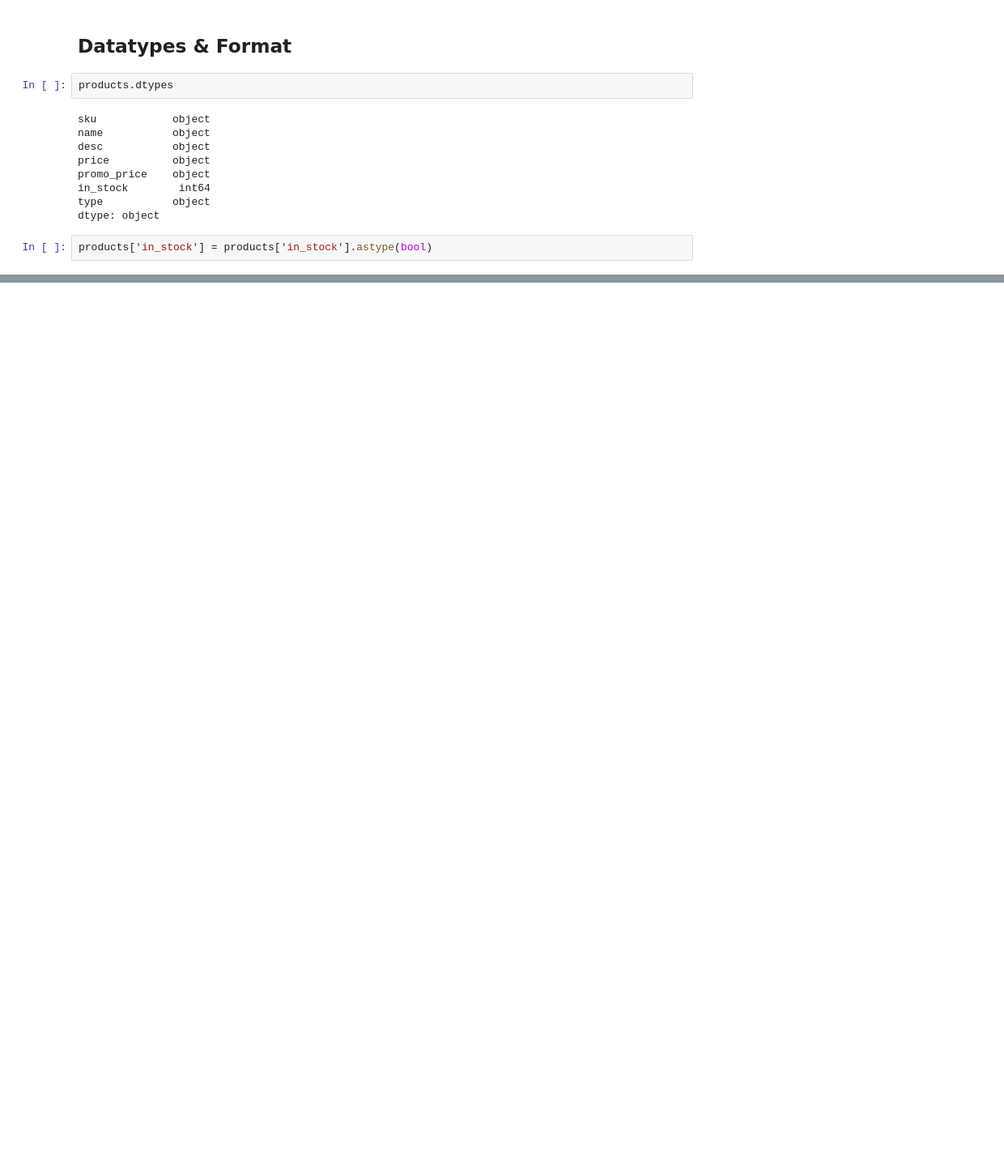
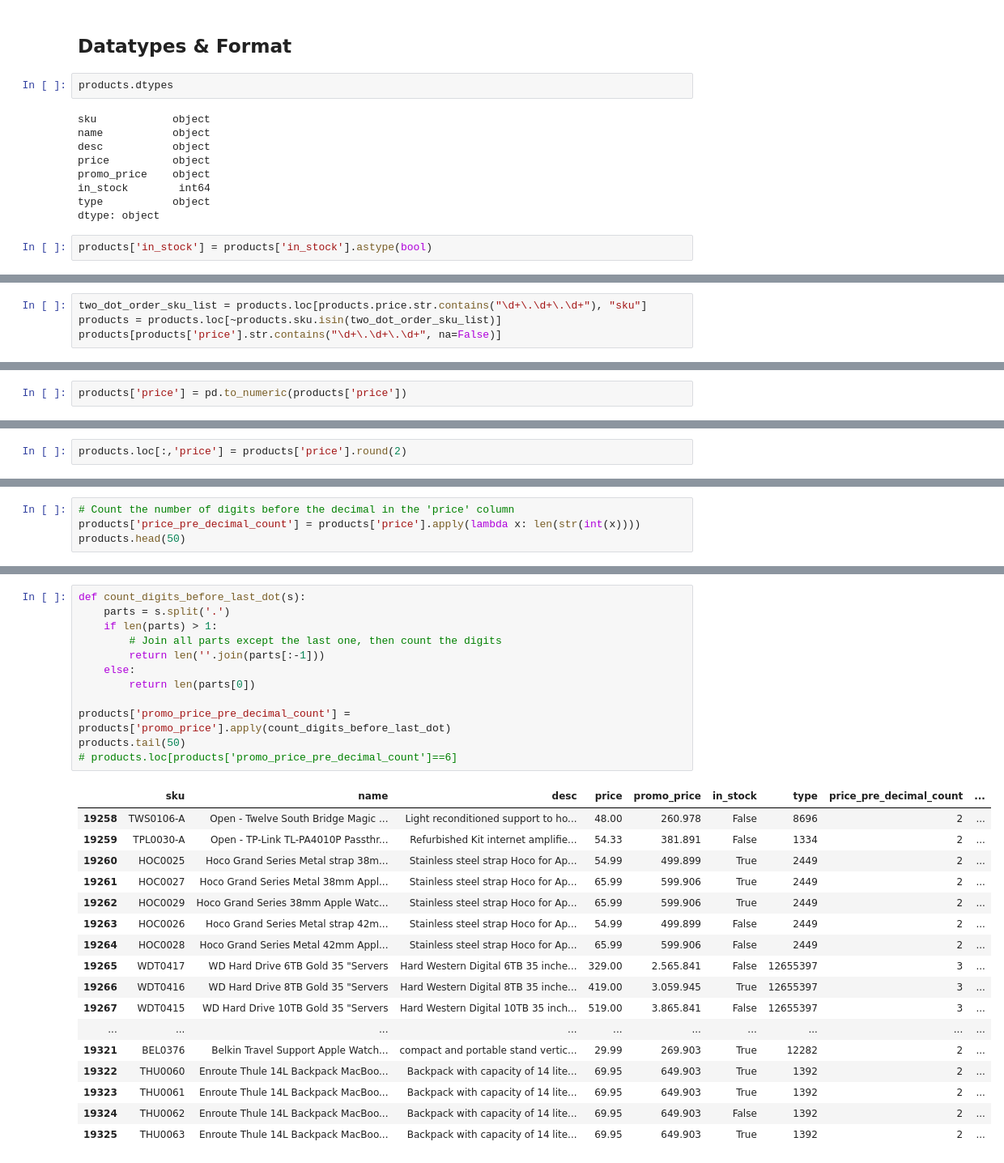
Before and after one commit to MerleSt/Eniac, a Jupyter notebook: Products.ipynb, the cells around one changed output, grey strips where cells are left out. Shown: that part at 81% size. Cells and saved outputs as stored; diff of their text form; blank space fills up the shorter version.

```diff
--- a/Products.ipynb
+++ b/Products.ipynb
@@ -138,0 +185,4 @@ products['in_stock'] = products['in_stock'].astype(bool)
+# %%
+two_dot_order_sku_list = products.loc[products.price.str.contains("\d+\.\d+\.\d+"), "sku"]
+products = products.loc[~products.sku.isin(two_dot_order_sku_list)]
+products[products['price'].str.contains("\d+\.\d+\.\d+", na=False)]
@@ -139,3 +191,5 @@ products['in_stock'] = products['in_stock'].astype(bool)
+# %%
+products['price'] = pd.to_numeric(products['price'])
 # %%
 products.dtypes
 # %% [output]
@@ -149,0 +208,2 @@ dtype: object
+# %%
+products.loc[:,'price'] = products['price'].round(2)
@@ -149,0 +258,4 @@ dtype: object
+# %%
+# Count the number of digits before the decimal in the 'price' column
+products['price_pre_decimal_count'] = products['price'].apply(lambda x: len(str(int(x))))
+products.head(50)
@@ -149,0 +280,30 @@ dtype: object
+# %%
+def count_digits_before_last_dot(s):
+    parts = s.split('.')
+    if len(parts) > 1:
+        # Join all parts except the last one, then count the digits
+        return len(''.join(parts[:-1]))
+    else:
+        return len(parts[0])
+
+products['promo_price_pre_decimal_count'] = products['promo_price'].apply(count_digits_before_last_dot)
+products.tail(50)
+# products.loc[products['promo_price_pre_decimal_count']==6]
+# %% [output]
+|  | sku | name | desc | price | promo_price | in_stock | type | price_pre_decimal_count | ... |
+| 19258 | TWS0106-A | Open - Twelve South Bridge Magic ... | Light reconditioned support to ho... | 48.00 | 260.978 | False | 8696 | 2 | ... |
+| 19259 | TPL0030-A | Open - TP-Link TL-PA4010P Passthr... | Refurbished Kit internet amplifie... | 54.33 | 381.891 | False | 1334 | 2 | ... |
+| 19260 | HOC0025 | Hoco Grand Series Metal strap 38m... | Stainless steel strap Hoco for Ap... | 54.99 | 499.899 | True | 2449 | 2 | ... |
+| 19261 | HOC0027 | Hoco Grand Series Metal 38mm Appl... | Stainless steel strap Hoco for Ap... | 65.99 | 599.906 | True | 2449 | 2 | ... |
+| 19262 | HOC0029 | Hoco Grand Series 38mm Apple Watc... | Stainless steel strap Hoco for Ap... | 65.99 | 599.906 | True | 2449 | 2 | ... |
+| 19263 | HOC0026 | Hoco Grand Series Metal strap 42m... | Stainless steel strap Hoco for Ap... | 54.99 | 499.899 | False | 2449 | 2 | ... |
+| 19264 | HOC0028 | Hoco Grand Series Metal 42mm Appl... | Stainless steel strap Hoco for Ap... | 65.99 | 599.906 | False | 2449 | 2 | ... |
+| 19265 | WDT0417 | WD Hard Drive 6TB Gold 35 "Servers | Hard Western Digital 6TB 35 inche... | 329.00 | 2.565.841 | False | 12655397 | 3 | ... |
+| 19266 | WDT0416 | WD Hard Drive 8TB Gold 35 "Servers | Hard Western Digital 8TB 35 inche... | 419.00 | 3.059.945 | True | 12655397 | 3 | ... |
+| 19267 | WDT0415 | WD Hard Drive 10TB Gold 35 "Servers | Hard Western Digital 10TB 35 inch... | 519.00 | 3.865.841 | False | 12655397 | 3 | ... |
+| ... | ... | ... | ... | ... | ... | ... | ... | ... | ... |
+| 19321 | BEL0376 | Belkin Travel Support Apple Watch... | compact and portable stand vertic... | 29.99 | 269.903 | True | 12282 | 2 | ... |
+| 19322 | THU0060 | Enroute Thule 14L Backpack MacBoo... | Backpack with capacity of 14 lite... | 69.95 | 649.903 | True | 1392 | 2 | ... |
+| 19323 | THU0061 | Enroute Thule 14L Backpack MacBoo... | Backpack with capacity of 14 lite... | 69.95 | 649.903 | True | 1392 | 2 | ... |
+| 19324 | THU0062 | Enroute Thule 14L Backpack MacBoo... | Backpack with capacity of 14 lite... | 69.95 | 649.903 | False | 1392 | 2 | ... |
+| 19325 | THU0063 | Enroute Thule 14L Backpack MacBoo... | Backpack with capacity of 14 lite... | 69.95 | 649.903 | True | 1392 | 2 | ... |
```
Also changed, not shown: parts of 17 cells of this notebook, 2 other files.
